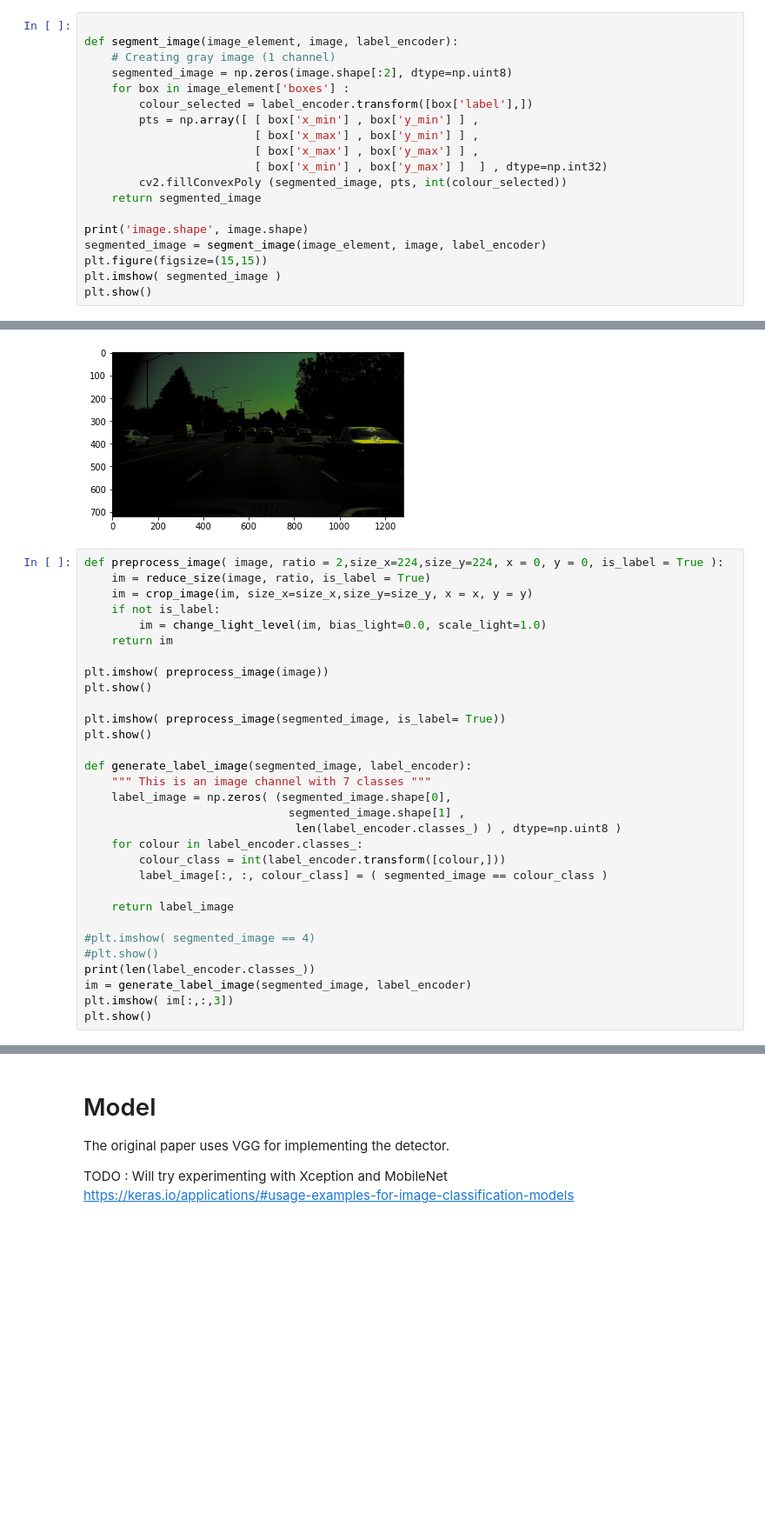
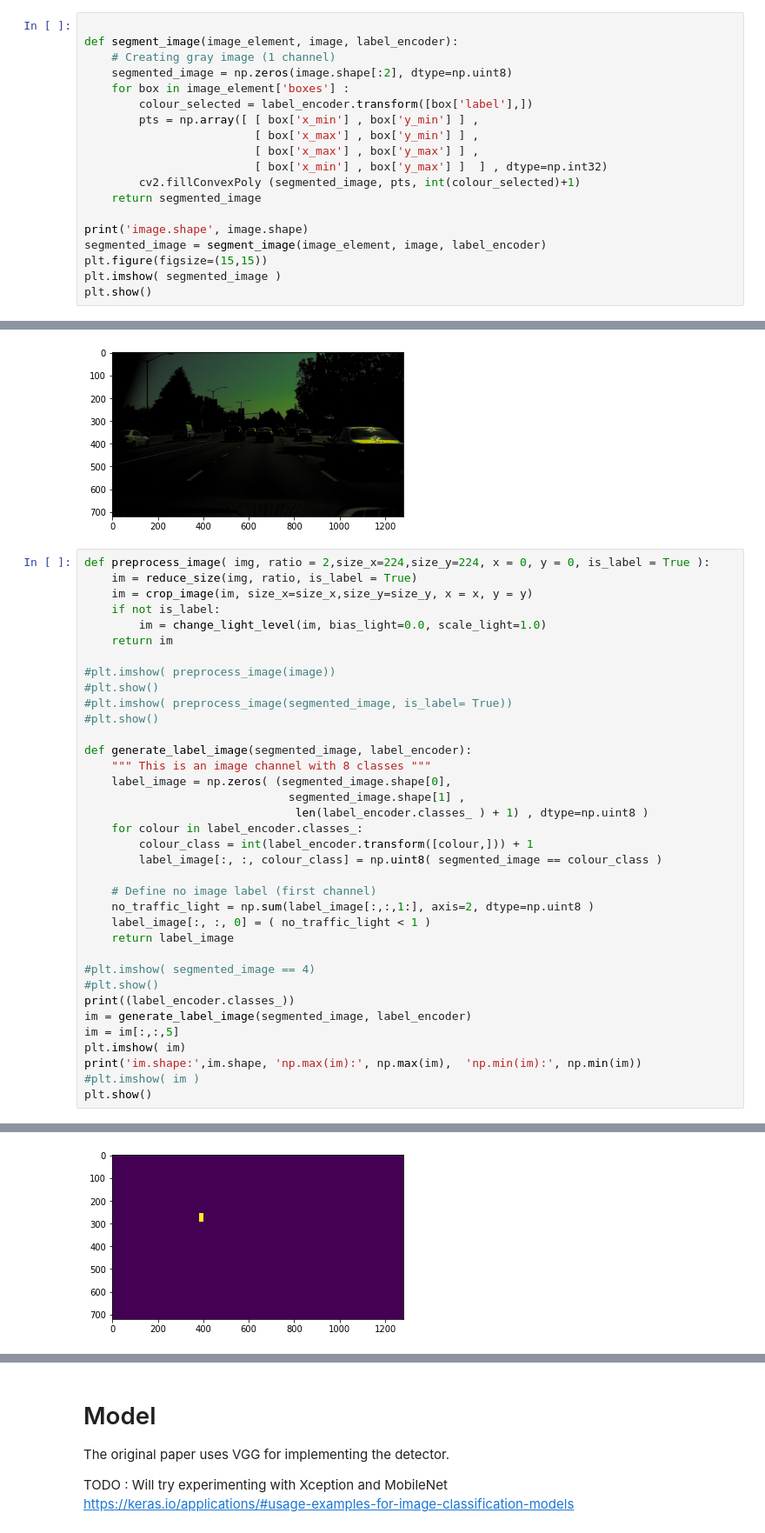
Before and after one commit to rdjondo/SimplisticSSD, a Jupyter notebook: MySSD_experiment.ipynb, the cells around one changed output, grey strips where cells are left out. Shown at 87% size. Cells and saved outputs as stored; diff of their text form; blank space fills up the shorter version.

```diff
--- a/MySSD_experiment.ipynb
+++ b/MySSD_experiment.ipynb
@@ -202,7 +202,7 @@ def segment_image(image_element, image, label_encoder):
                          [ box['x_max'] , box['y_min'] ] ,
                          [ box['x_max'] , box['y_max'] ] ,
                          [ box['x_min'] , box['y_max'] ]  ] , dtype=np.int32)
-        cv2.fillConvexPoly (segmented_image, pts, int(colour_selected))
+        cv2.fillConvexPoly (segmented_image, pts, int(colour_selected)+1)
     return segmented_image
 
 print('image.shape', image.shape)
@@ -260,34 +260,39 @@ plt.show()
 # %% [output]
 [figure]
 # %%
-def preprocess_image( image, ratio = 2,size_x=224,size_y=224, x = 0, y = 0, is_label = True ):
-    im = reduce_size(image, ratio, is_label = True)
+def preprocess_image( img, ratio = 2,size_x=224,size_y=224, x = 0, y = 0, is_label = True ):
+    im = reduce_size(img, ratio, is_label = True)
     im = crop_image(im, size_x=size_x,size_y=size_y, x = x, y = y)
     if not is_label:
         im = change_light_level(im, bias_light=0.0, scale_light=1.0)
     return im
 
-plt.imshow( preprocess_image(image))
-plt.show()
-
-plt.imshow( preprocess_image(segmented_image, is_label= True))
-plt.show()
+#plt.imshow( preprocess_image(image))
+#plt.show()
+#plt.imshow( preprocess_image(segmented_image, is_label= True))
+#plt.show()
 
 def generate_label_image(segmented_image, label_encoder):
-    """ This is an image channel with 7 classes """
+    """ This is an image channel with 8 classes """
     label_image = np.zeros( (segmented_image.shape[0],
                               segmented_image.shape[1] ,
-                               len(label_encoder.classes_) ) , dtype=np.uint8 )
+                               len(label_encoder.classes_ ) + 1) , dtype=np.uint8 )
     for colour in label_encoder.classes_:
-        colour_class = int(label_encoder.transform([colour,]))
-        label_image[:, :, colour_class] = ( segmented_image == colour_class )
+        colour_class = int(label_encoder.transform([colour,])) + 1
+        label_image[:, :, colour_class] = np.uint8( segmented_image == colour_class )
 
+    # Define no image label (first channel)
+    no_traffic_light = np.sum(label_image[:,:,1:], axis=2, dtype=np.uint8 )
+    label_image[:, :, 0] = ( no_traffic_light < 1 )
     return label_image
 
 #plt.imshow( segmented_image == 4)
 #plt.show()
-print(len(label_encoder.classes_))
+print((label_encoder.classes_))
 im = generate_label_image(segmented_image, label_encoder)
-plt.imshow( im[:,:,3])
+im = im[:,:,5]
+plt.imshow( im)
+print('im.shape:',im.shape, 'np.max(im):', np.max(im),  'np.min(im):', np.min(im))
+#plt.imshow( im )
 plt.show()
 # %% [output]
@@ -295,3 +301,4 @@ AttributeError: module 'keras.preprocessing.image' has no attribute 'shape'
+[figure, added]
 # %%
 import yaml
 import random
```
Also changed, not shown: parts of 8 cells of this notebook.
